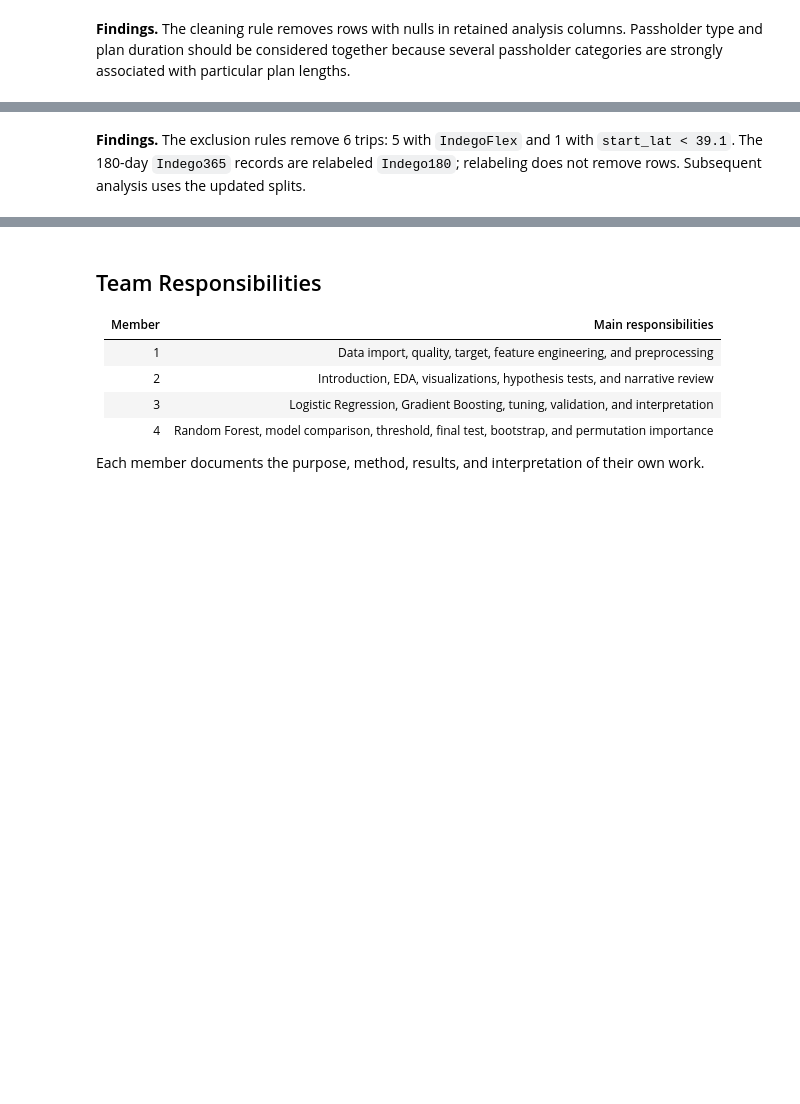
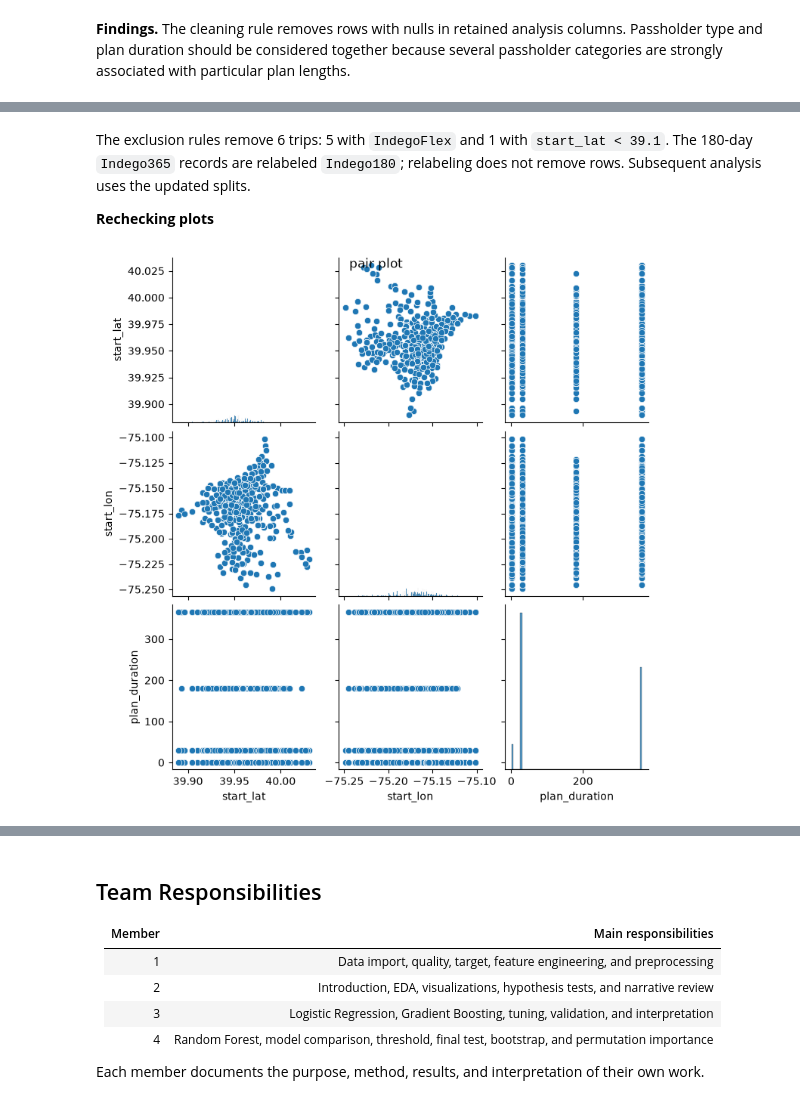
Before and after one commit to GeraintG/CIS_5450_Indigo_Data, a Jupyter notebook: indego_trips_analysis.ipynb, the cells around one changed output, grey strips where cells are left out. Cells and saved outputs as stored; diff of their text form; code cells hidden in the pictures; blank space fills up the shorter version.

```diff
--- a/indego_trips_analysis.ipynb
+++ b/indego_trips_analysis.ipynb
@@ -433,2 +428,11 @@ print(f"Training: {train_data.height:,}; validation: {validation_data.height:,};
 # %% [markdown]
-**Findings.** The exclusion rules remove 6 trips: 5 with `IndegoFlex` and 1 with `start_lat < 39.1`. The 180-day `Indego365` records are relabeled `Indego180`; relabeling does not remove rows. Subsequent analysis uses the updated splits.
+The exclusion rules remove 6 trips: 5 with `IndegoFlex` and 1 with `start_lat < 39.1`. The 180-day `Indego365` records are relabeled `Indego180`; relabeling does not remove rows. Subsequent analysis uses the updated splits.
+
+**Rechecking plots**
+# %%
+pair_data = train_data.select(numeric_predictors).to_pandas()
+sns.pairplot(pair_data)
+plt.suptitle("pair plot")
+plt.show()
+# %% [output]
+[figure, added]
```
Also changed, not shown: parts of 81 cells of this notebook.
